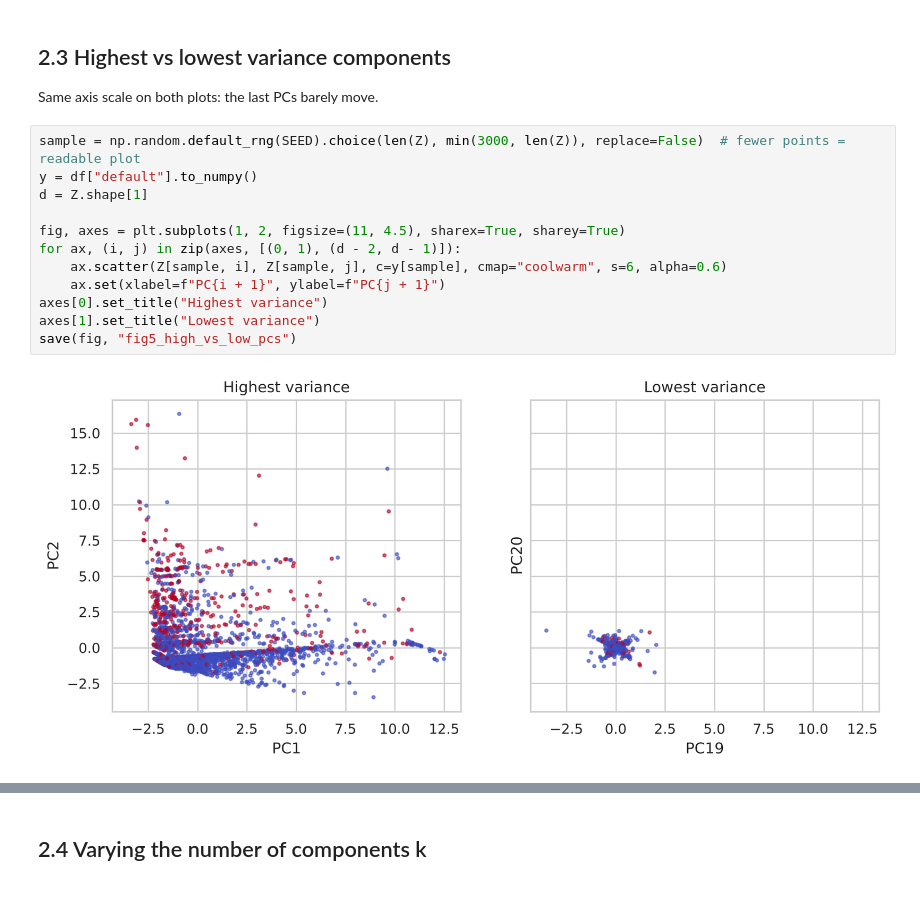
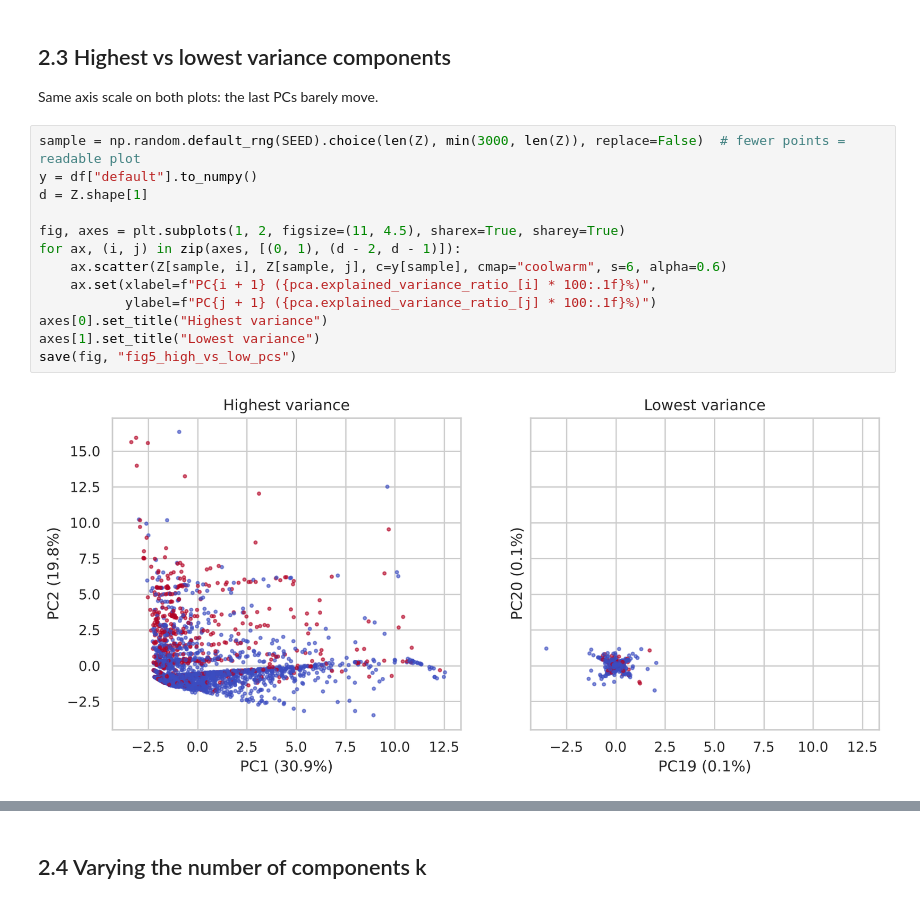
Before and after one commit to Xx-Pumpkin-xX/ml2-labwork, a Jupyter notebook: lab1/notebooks/01_credit_card.ipynb, the cells around one changed output, grey strips where cells are left out. Cells and saved outputs as stored; diff of their text form.

```diff
--- a/lab1/notebooks/01_credit_card.ipynb
+++ b/lab1/notebooks/01_credit_card.ipynb
@@ -349,14 +404,15 @@ Same axis scale on both plots: the last PCs barely move.
 # %%
 sample = np.random.default_rng(SEED).choice(len(Z), min(3000, len(Z)), replace=False)  # fewer points = readable plot
 y = df["default"].to_numpy()
 d = Z.shape[1]
 
 fig, axes = plt.subplots(1, 2, figsize=(11, 4.5), sharex=True, sharey=True)
 for ax, (i, j) in zip(axes, [(0, 1), (d - 2, d - 1)]):
     ax.scatter(Z[sample, i], Z[sample, j], c=y[sample], cmap="coolwarm", s=6, alpha=0.6)
-    ax.set(xlabel=f"PC{i + 1}", ylabel=f"PC{j + 1}")
+    ax.set(xlabel=f"PC{i + 1} ({pca.explained_variance_ratio_[i] * 100:.1f}%)",
+           ylabel=f"PC{j + 1} ({pca.explained_variance_ratio_[j] * 100:.1f}%)")
 axes[0].set_title("Highest variance")
 axes[1].set_title("Lowest variance")
 save(fig, "fig5_high_vs_low_pcs")
 # %% [output]
-[figure, old version]
+[figure, new version]
```
Also changed, not shown: parts of 13 cells of this notebook, 5 other files.
